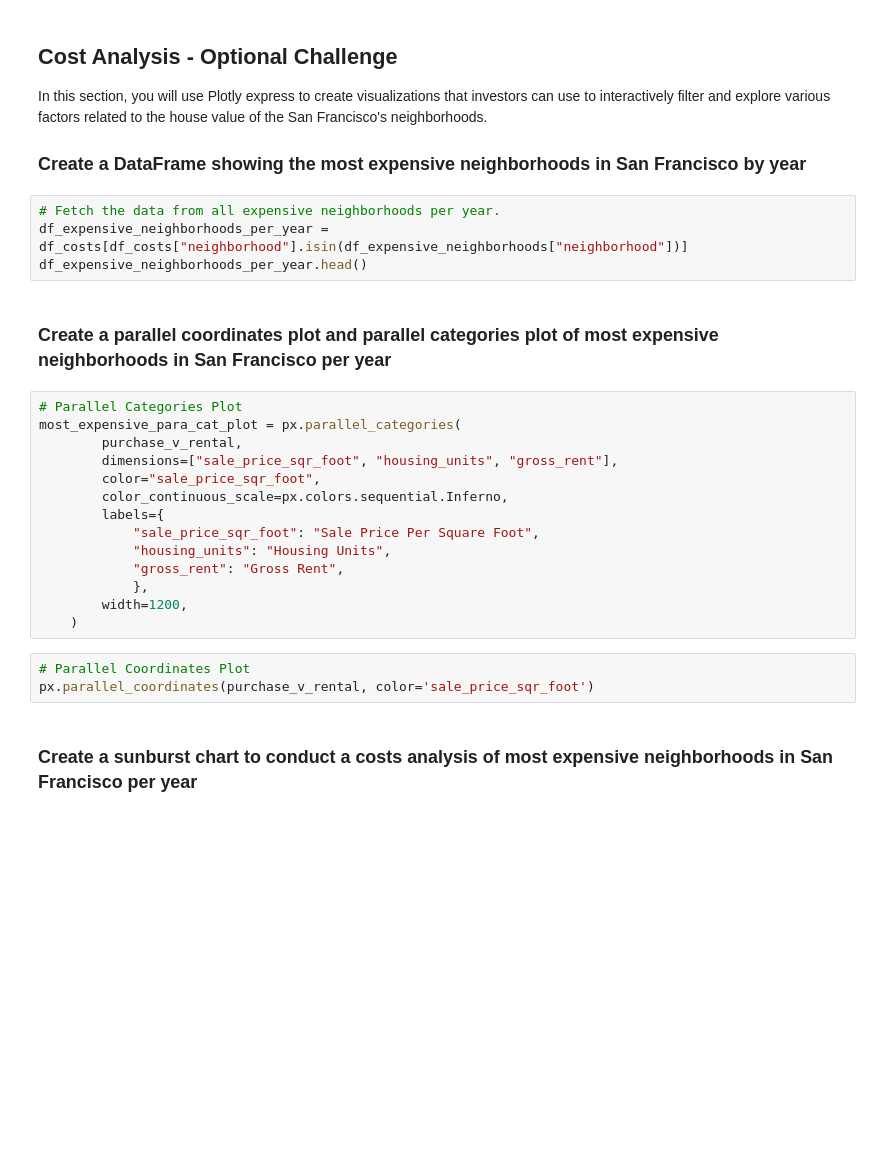
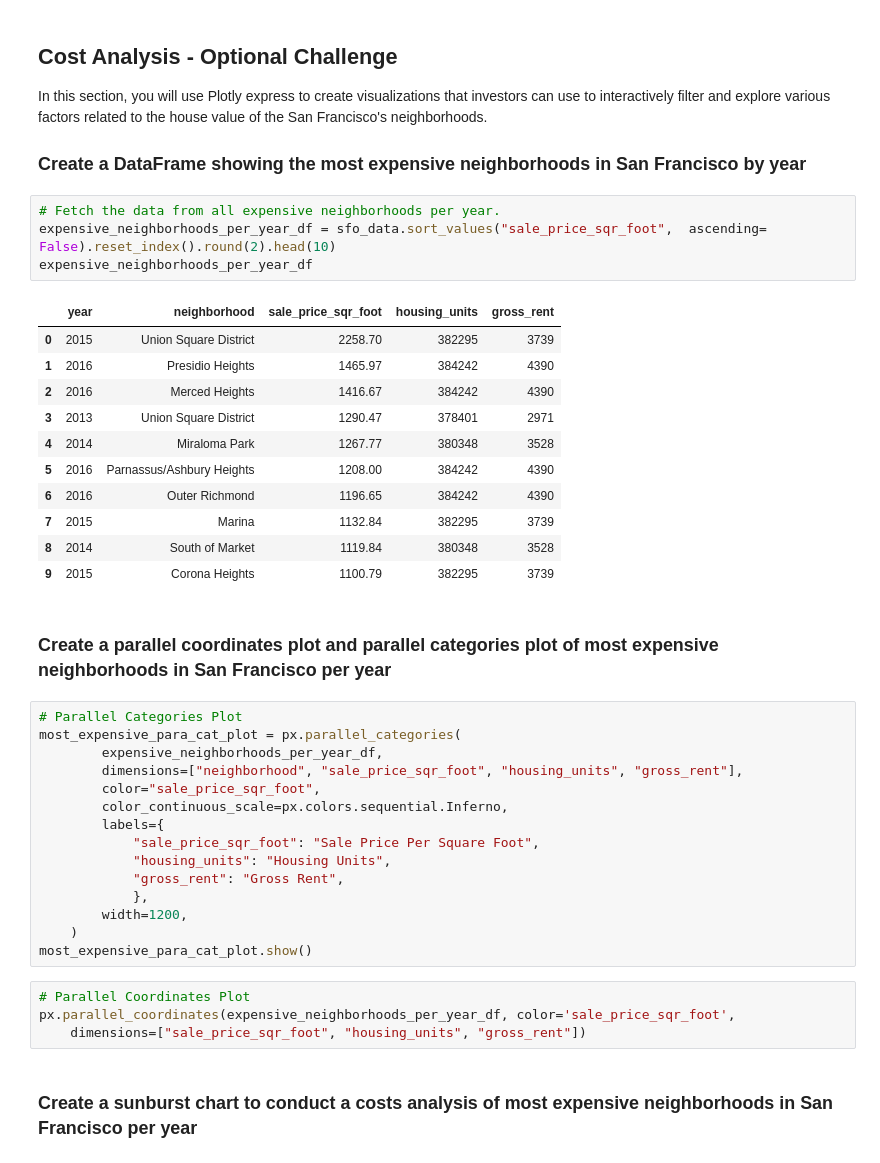
Before and after one commit to Luke-Mac/pythonic_monopoly, a Jupyter notebook: rental_analysis.ipynb, the cells around one changed output. Saved outputs shown, nothing was run; the diff lists cells and outputs as text; blank space fills up the shorter version.

Commit message:
completion of rental analysis task

```diff
--- a/rental_analysis.ipynb
+++ b/rental_analysis.ipynb
@@ -343,15 +347,27 @@ In this section, you will use Plotly express to create visualizations that inves
 ### Create a DataFrame showing the most expensive neighborhoods in San Francisco by year
 # %%
 # Fetch the data from all expensive neighborhoods per year.
-df_expensive_neighborhoods_per_year = df_costs[df_costs["neighborhood"].isin(df_expensive_neighborhoods["neighborhood"])]
-df_expensive_neighborhoods_per_year.head()
+expensive_neighborhoods_per_year_df = sfo_data.sort_values("sale_price_sqr_foot",  ascending= False).reset_index().round(2).head(10)
+expensive_neighborhoods_per_year_df
+# %% [output]
+|  | year | neighborhood | sale_price_sqr_foot | housing_units | gross_rent |
+| 0 | 2015 | Union Square District | 2258.70 | 382295 | 3739 |
+| 1 | 2016 | Presidio Heights | 1465.97 | 384242 | 4390 |
+| 2 | 2016 | Merced Heights | 1416.67 | 384242 | 4390 |
+| 3 | 2013 | Union Square District | 1290.47 | 378401 | 2971 |
+| 4 | 2014 | Miraloma Park | 1267.77 | 380348 | 3528 |
+| 5 | 2016 | Parnassus/Ashbury Heights | 1208.00 | 384242 | 4390 |
+| 6 | 2016 | Outer Richmond | 1196.65 | 384242 | 4390 |
+| 7 | 2015 | Marina | 1132.84 | 382295 | 3739 |
+| 8 | 2014 | South of Market | 1119.84 | 380348 | 3528 |
+| 9 | 2015 | Corona Heights | 1100.79 | 382295 | 3739 |
 # %% [markdown]
 ### Create a parallel coordinates plot and parallel categories plot of most expensive neighborhoods in San Francisco per year
 # %%
 # Parallel Categories Plot
 most_expensive_para_cat_plot = px.parallel_categories(
-        purchase_v_rental,
-        dimensions=["sale_price_sqr_foot", "housing_units", "gross_rent"],
+        expensive_neighborhoods_per_year_df,
+        dimensions=["neighborhood", "sale_price_sqr_foot", "housing_units", "gross_rent"],
         color="sale_price_sqr_foot",
         color_continuous_scale=px.colors.sequential.Inferno,
         labels={
@@ -361,9 +377,11 @@ most_expensive_para_cat_plot = px.parallel_categories(
             },
         width=1200,
     )
+most_expensive_para_cat_plot.show()
 # %%
 # Parallel Coordinates Plot
-px.parallel_coordinates(purchase_v_rental, color='sale_price_sqr_foot')
+px.parallel_coordinates(expensive_neighborhoods_per_year_df, color='sale_price_sqr_foot',
+    dimensions=["sale_price_sqr_foot", "housing_units", "gross_rent"])
 # %% [markdown]
 ### Create a sunburst chart to conduct a costs analysis of most expensive neighborhoods in San Francisco per year
 # %%
```
Also changed, not shown: parts of 7 cells of this notebook.
